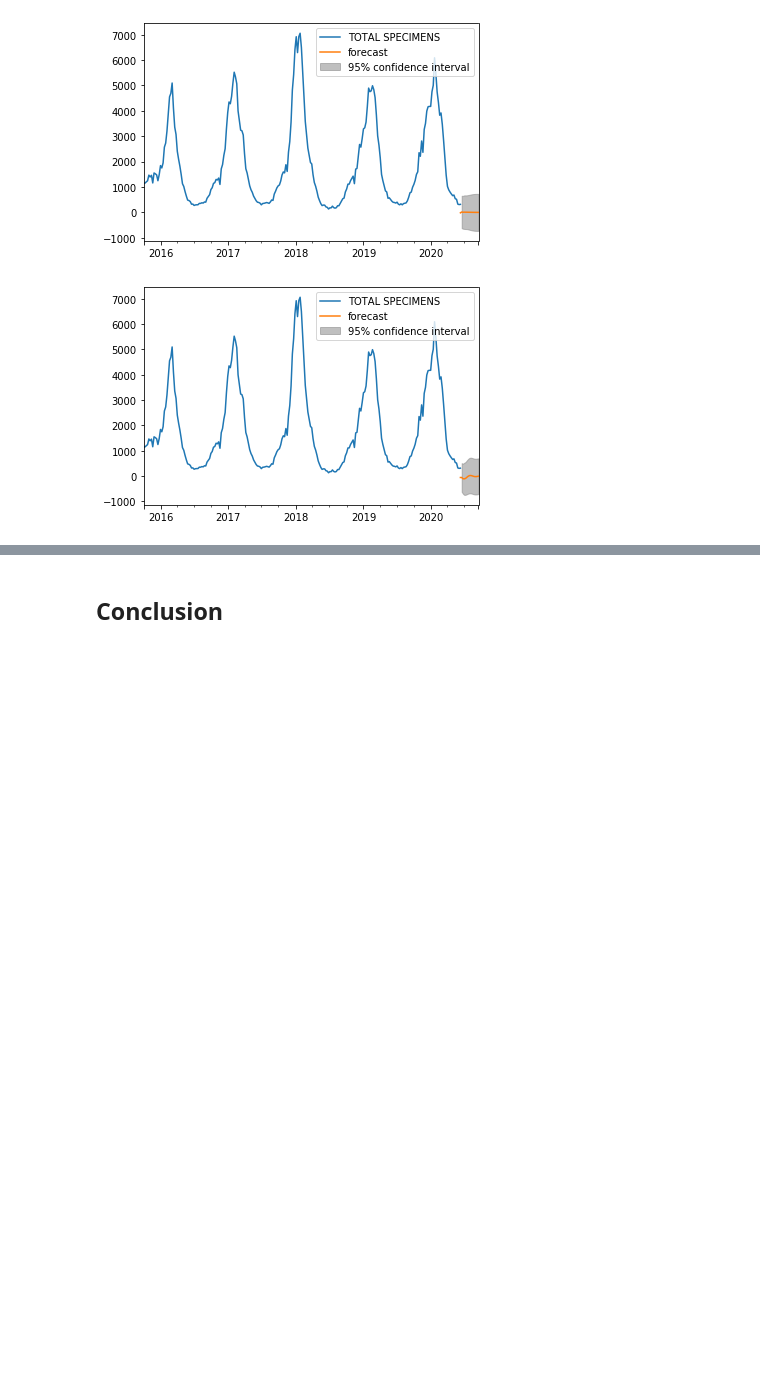
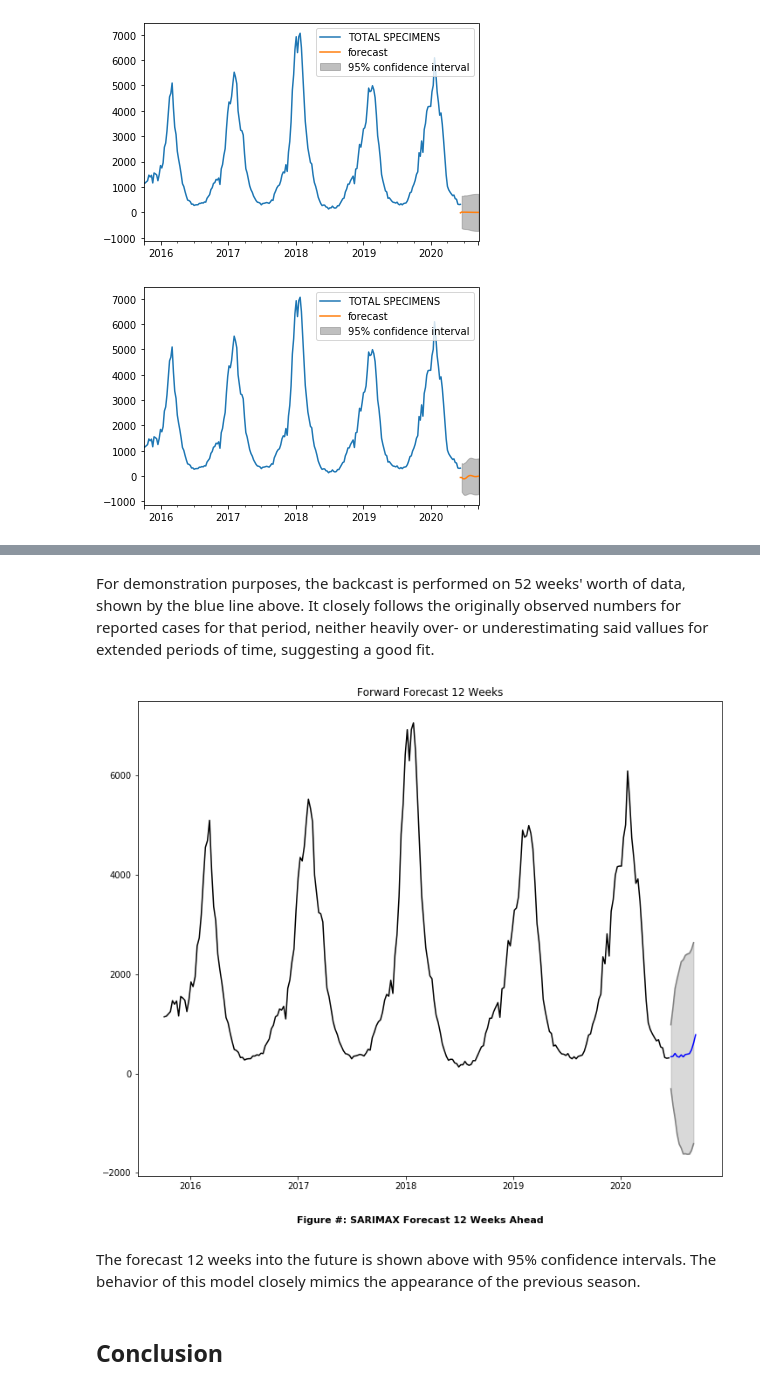
Before and after one commit to mjwolfe91/QTW-CaseStudy4, a Jupyter notebook: FluForecasts.ipynb, the cells around one changed output, grey strips where cells are left out. Drawn from its saved outputs; the diff is of its cells as text; code cells hidden in the pictures; blank space fills up the shorter version.

Commit message:
Confint to SARIMA, minor changes

```diff
--- a/FluForecasts.ipynb
+++ b/FluForecasts.ipynb
@@ -385,0 +389,8 @@ plt.show()
+# %%
+model = SARIMAX(FluCases2015,
+                order=(3,0,1),
+                seasonal_order=(0,1,0,52))
+model_fit = model.fit()
+
+backcast52 = model_fit.predict(start=len(FluCases2015)-52, end=len(FluCases2015))
+forecast12 = model_fit.predict(start=len(FluCases2015), end=len(FluCases2015)+12)
@@ -386,3 +424,28 @@ plt.show()
+# %% [markdown]
+For demonstration purposes, the backcast is performed on 52 weeks' worth of data, shown by the blue line above. It closely follows the originally observed numbers for reported cases for that period, neither heavily over- or underestimating said vallues for extended periods of time, suggesting a good fit.
+# %%
+# Forward forecast
+fcast = model_fit.get_forecast(12)
+cis = fcast.conf_int()
+cis.iloc[:,0]
+
+plt.figure(figsize=(12,10))
+plt.plot(FluCases2015, color='black')
+plt.plot(forecast12, color='blue')
+plt.plot(cis.iloc[:,0], color='gray')
+plt.plot(cis.iloc[:,1], color='gray')
+plt.fill_between(cis.iloc[:,0].index,
+                cis.iloc[:,0],
+                cis.iloc[:,1],
+                color='k', alpha=.15)
+plt.title("Forward Forecast 12 Weeks")
+caption = "Figure #: SARIMAX Forecast 12 Weeks Ahead"
+plt.figtext(0.5, 0.05, caption, ha='center', weight='bold', fontsize=11)
+plt.show()
+# %% [output]
+[figure, added]
+# %% [markdown]
+The forecast 12 weeks into the future is shown above with 95% confidence intervals. The behavior of this model closely mimics the appearance of the previous season.
 # %% [markdown]
 ## Conclusion
 # %% [markdown]
```
Also changed, not shown: parts of 17 cells of this notebook.
